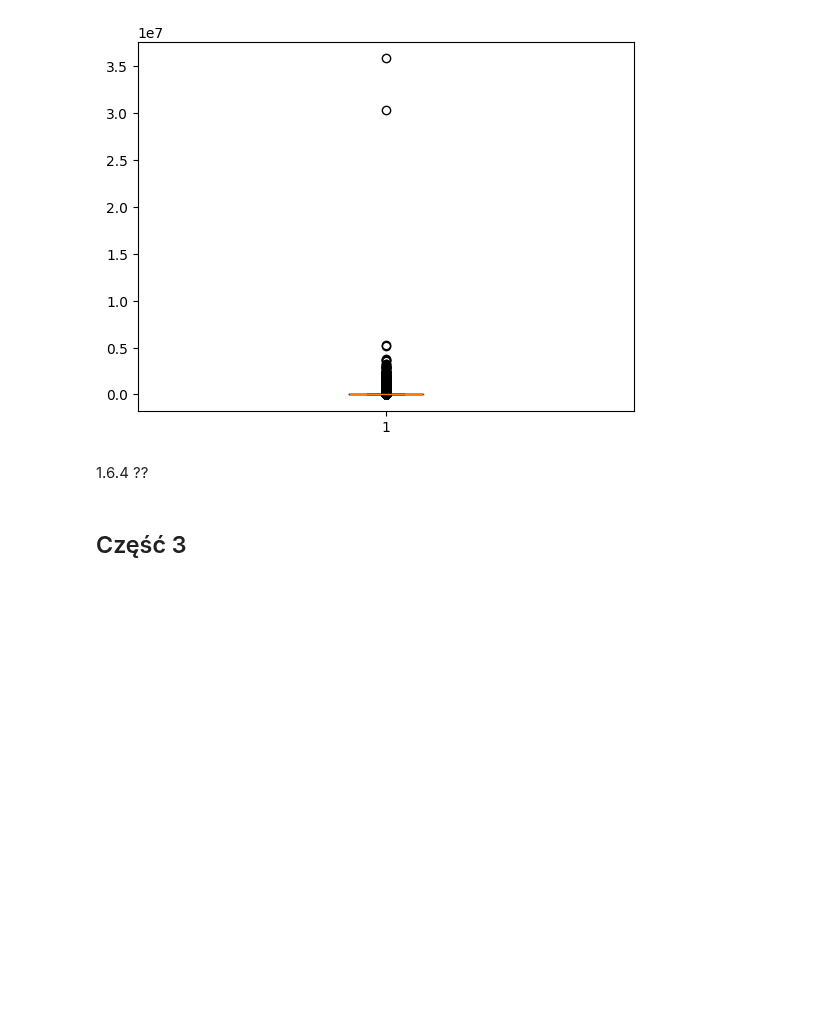
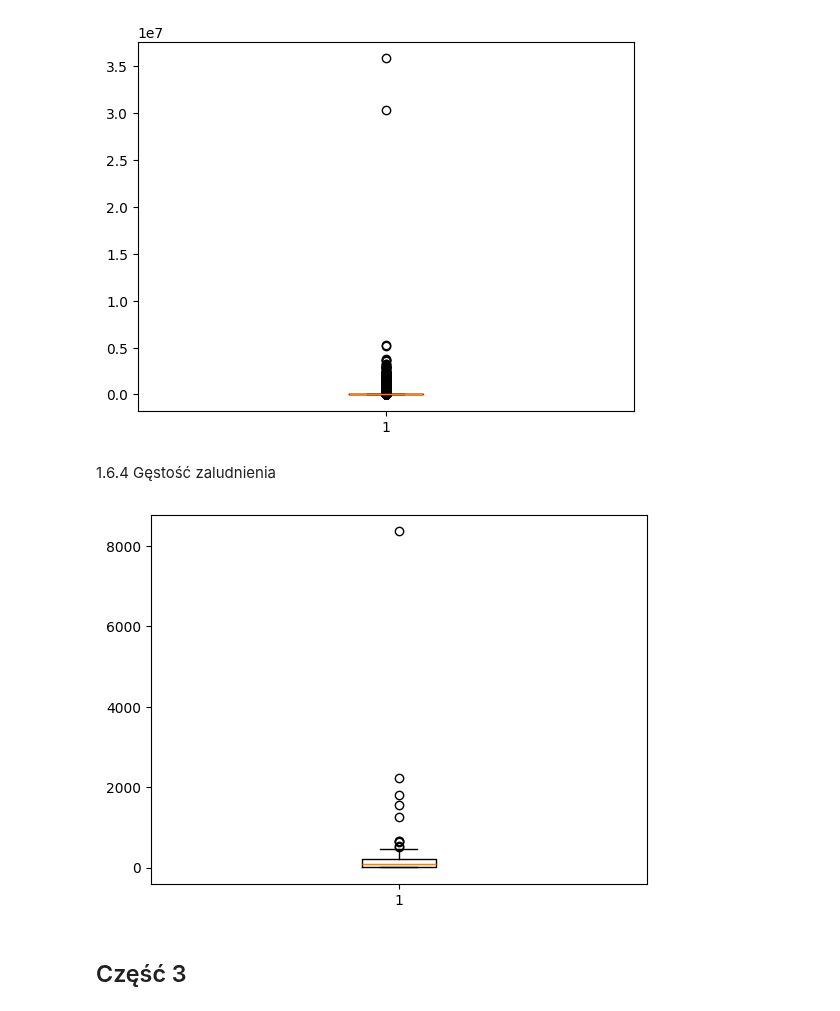
Before and after one commit to JakubKaczmarek5764/BigData1, a Jupyter notebook: zad2.ipynb, the cells around one changed output. Drawn from its saved outputs; the diff is of its cells as text; code cells hidden in the pictures; blank space fills up the shorter version.

```diff
--- a/zad2.ipynb
+++ b/zad2.ipynb
@@ -114,7 +114,12 @@ plt.show()
 # %% [output]
 [figure]
 # %% [markdown]
-1.6.4 ??
+1.6.4 Gęstość zaludnienia
+# %%
+plt.boxplot(countries_df['population_density_x'])
+plt.show()
+# %% [output]
+[figure, added]
 # %% [markdown]
 ## Część 3
 # %% [markdown]
```
Also changed, not shown: parts of 1 cell of this notebook.
